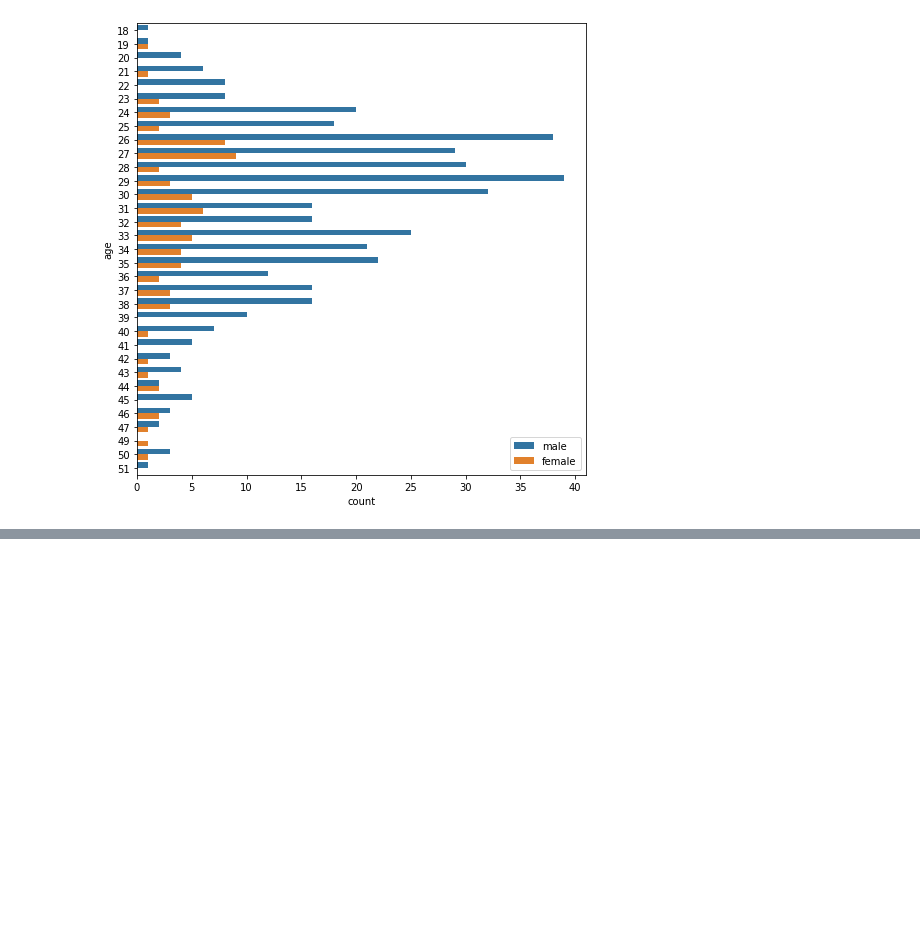
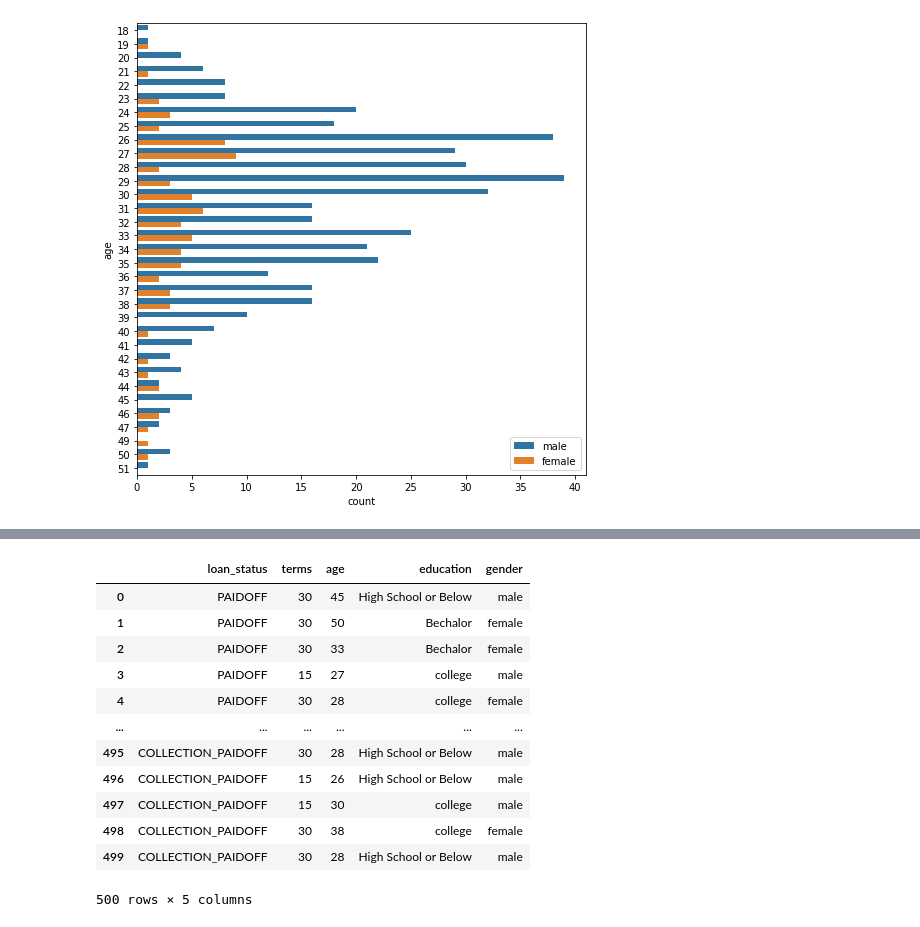
Before and after one commit to choisawyou/Kaggle, a Jupyter notebook: loan_data/loan_data.ipynb, the cells around one changed output, grey strips where cells are left out. Cells and saved outputs as stored; diff of their text form; code cells hidden in the pictures; blank space fills up the shorter version.

```diff
--- a/loan_data/loan_data.ipynb
+++ b/loan_data/loan_data.ipynb
@@ -879,2 +879,4 @@ plt.show()
+# %%
+data_new = data[['loan_status','terms','age','education','gender']]
 # %%
 data_new
@@ -880,0 +911,16 @@ data_new
+# %%
+data_new
+# %% [output]
+|  | loan_status | terms | age | education | gender |
+| 0 | PAIDOFF | 30 | 45 | High School or Below | male |
+| 1 | PAIDOFF | 30 | 50 | Bechalor | female |
+| 2 | PAIDOFF | 30 | 33 | Bechalor | female |
+| 3 | PAIDOFF | 15 | 27 | college | male |
+| 4 | PAIDOFF | 30 | 28 | college | female |
+| ... | ... | ... | ... | ... | ... |
+| 495 | COLLECTION_PAIDOFF | 30 | 28 | High School or Below | male |
+| 496 | COLLECTION_PAIDOFF | 15 | 26 | High School or Below | male |
+| 497 | COLLECTION_PAIDOFF | 15 | 30 | college | male |
+| 498 | COLLECTION_PAIDOFF | 30 | 38 | college | female |
+| 499 | COLLECTION_PAIDOFF | 30 | 28 | High School or Below | male |
+500 rows × 5 columns
```
Also changed, not shown: parts of 17 cells of this notebook.
